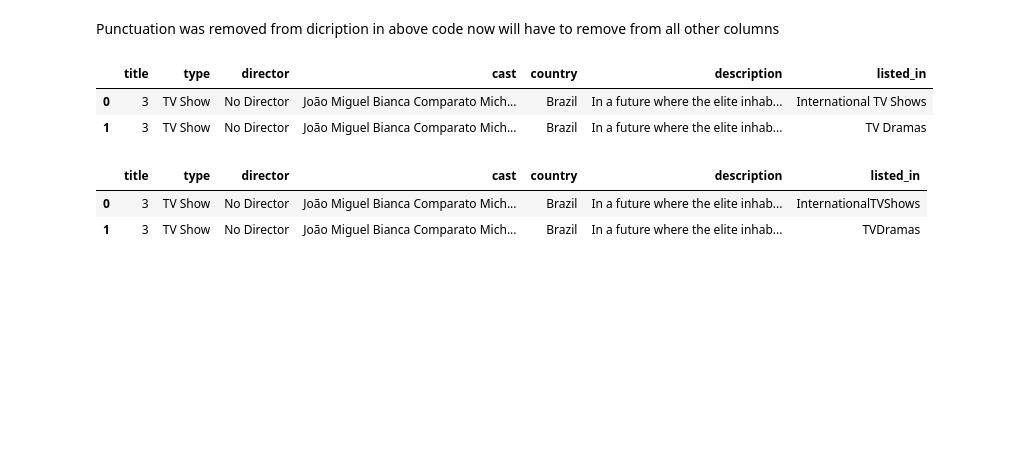
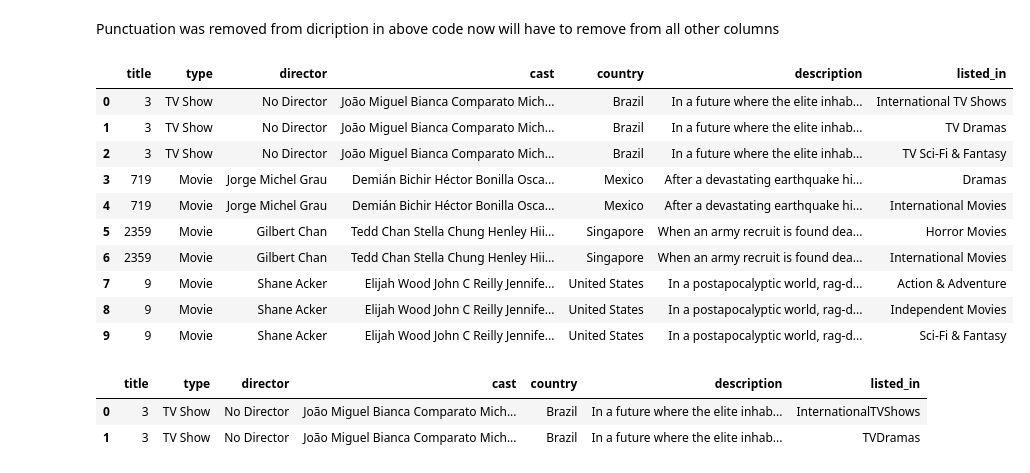
Before and after one commit to kiran2424/Netflix-Movies-and-TV-Shows-Clustering, a Jupyter notebook: NETFLIX_MOVIES_AND_TV_SHOWS_CLUSTERING.ipynb, the cells around one changed output. Cells and saved outputs as stored; diff of their text form; code cells hidden in the pictures; blank space fills up the shorter version.

```diff
--- a/NETFLIX_MOVIES_AND_TV_SHOWS_CLUSTERING.ipynb
+++ b/NETFLIX_MOVIES_AND_TV_SHOWS_CLUSTERING.ipynb
@@ -1062,18 +1068,26 @@ data_lda['title']=data_lda.title.astype(str)
 # %%
 data_lda= (data_lda.set_index([	'title','type',	'director',	'cast',	'country'	,	'description'])
    .stack()
    .str.split(',', expand=True)
    .stack()
    .reset_index(-1, drop=True)
    .reset_index()
 )
 data_lda.drop(labels=['level_6'], axis=1,inplace=True)
 data_lda.rename(columns = {0:'listed_in'}, inplace = True)
-data_lda.head(2)
+data_lda.head(10)
 # %% [output]
 |  | title | type | director | cast | country | description | listed_in |
 | 0 | 3 | TV Show | No Director | João Miguel Bianca Comparato Mich... | Brazil | In a future where the elite inhab... | International TV Shows |
 | 1 | 3 | TV Show | No Director | João Miguel Bianca Comparato Mich... | Brazil | In a future where the elite inhab... | TV Dramas |
+| 2 | 3 | TV Show | No Director | João Miguel Bianca Comparato Mich... | Brazil | In a future where the elite inhab... | TV Sci-Fi & Fantasy |
+| 3 | 719 | Movie | Jorge Michel Grau | Demián Bichir Héctor Bonilla Osca... | Mexico | After a devastating earthquake hi... | Dramas |
+| 4 | 719 | Movie | Jorge Michel Grau | Demián Bichir Héctor Bonilla Osca... | Mexico | After a devastating earthquake hi... | International Movies |
+| 5 | 2359 | Movie | Gilbert Chan | Tedd Chan Stella Chung Henley Hii... | Singapore | When an army recruit is found dea... | Horror Movies |
+| 6 | 2359 | Movie | Gilbert Chan | Tedd Chan Stella Chung Henley Hii... | Singapore | When an army recruit is found dea... | International Movies |
+| 7 | 9 | Movie | Shane Acker | Elijah Wood John C Reilly Jennife... | United States | In a postapocalyptic world, rag-d... | Action & Adventure |
+| 8 | 9 | Movie | Shane Acker | Elijah Wood John C Reilly Jennife... | United States | In a postapocalyptic world, rag-d... | Independent Movies |
+| 9 | 9 | Movie | Shane Acker | Elijah Wood John C Reilly Jennife... | United States | In a postapocalyptic world, rag-d... | Sci-Fi & Fantasy |
 # %%
 data_lda.listed_in = data_lda.listed_in.str.replace(' ', '')
 # %%
```
Also changed, not shown: parts of 14 cells of this notebook.
